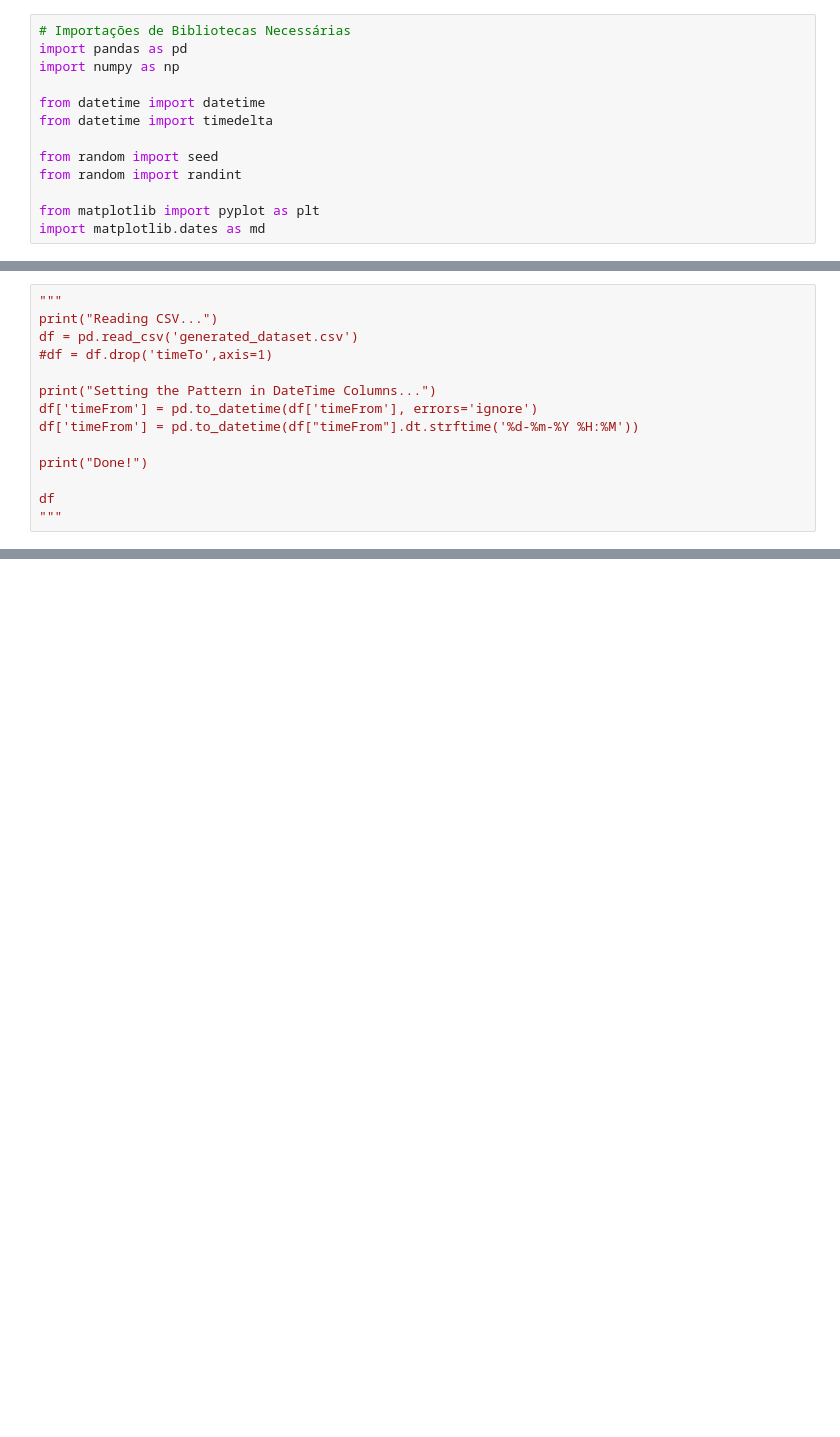
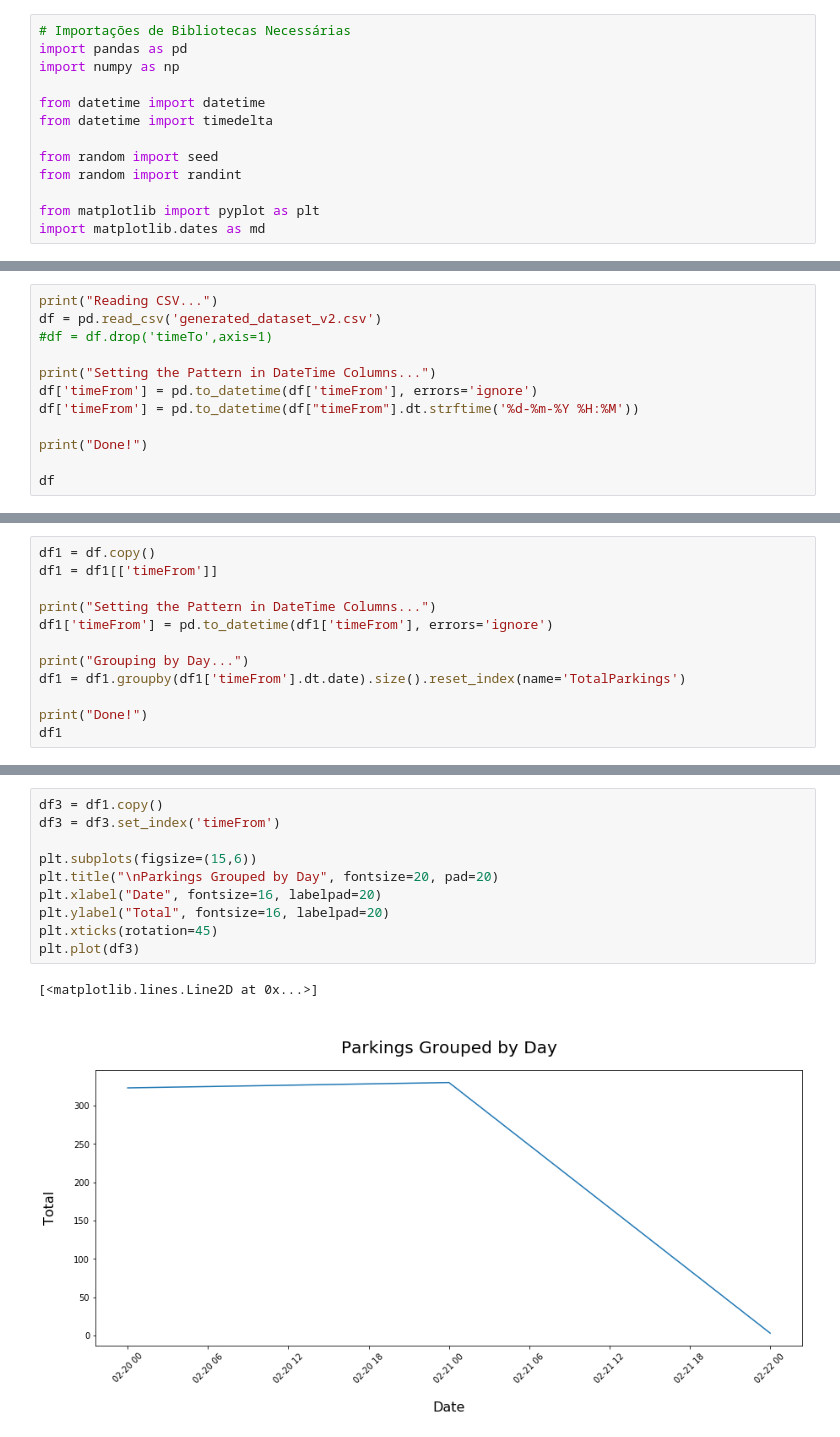
Before and after one commit to lrmendes/SmartParking-Data-Simulator, a Jupyter notebook: python/DataGenerator_v2.ipynb, the cells around one changed output, grey strips where cells are left out. Drawn from its saved outputs; the diff is of its cells as text; blank space fills up the shorter version.

```diff
--- a/python/DataGenerator_v2.ipynb
+++ b/python/DataGenerator_v2.ipynb
@@ -67,7 +203,6 @@ df
 # %%
-"""
 print("Reading CSV...")
-df = pd.read_csv('generated_dataset.csv')
+df = pd.read_csv('generated_dataset_v2.csv')
 #df = df.drop('timeTo',axis=1)
 
 print("Setting the Pattern in DateTime Columns...")
@@ -77,4 +212,3 @@ df['timeFrom'] = pd.to_datetime(df["timeFrom"].dt.strftime('%d-%m-%Y %H:%M'))
 print("Done!")
 
 df
-"""
@@ -80,0 +232,12 @@ df
+# %%
+df1 = df.copy()
+df1 = df1[['timeFrom']]
+
+print("Setting the Pattern in DateTime Columns...")
+df1['timeFrom'] = pd.to_datetime(df1['timeFrom'], errors='ignore')
+
+print("Grouping by Day...")
+df1 = df1.groupby(df1['timeFrom'].dt.date).size().reset_index(name='TotalParkings')
+
+print("Done!")
+df1
@@ -81 +252,14 @@ df
+# %%
+df3 = df1.copy()
+df3 = df3.set_index('timeFrom')
+
+plt.subplots(figsize=(15,6))
+plt.title("\nParkings Grouped by Day", fontsize=20, pad=20)
+plt.xlabel("Date", fontsize=16, labelpad=20)
+plt.ylabel("Total", fontsize=16, labelpad=20)
+plt.xticks(rotation=45)
+plt.plot(df3)
+# %% [output]
+[<matplotlib.lines.Line2D at 0x...>]
+[figure, added]
 # %%
```
Also changed, not shown: parts of 11 cells of this notebook, 1 other file.
